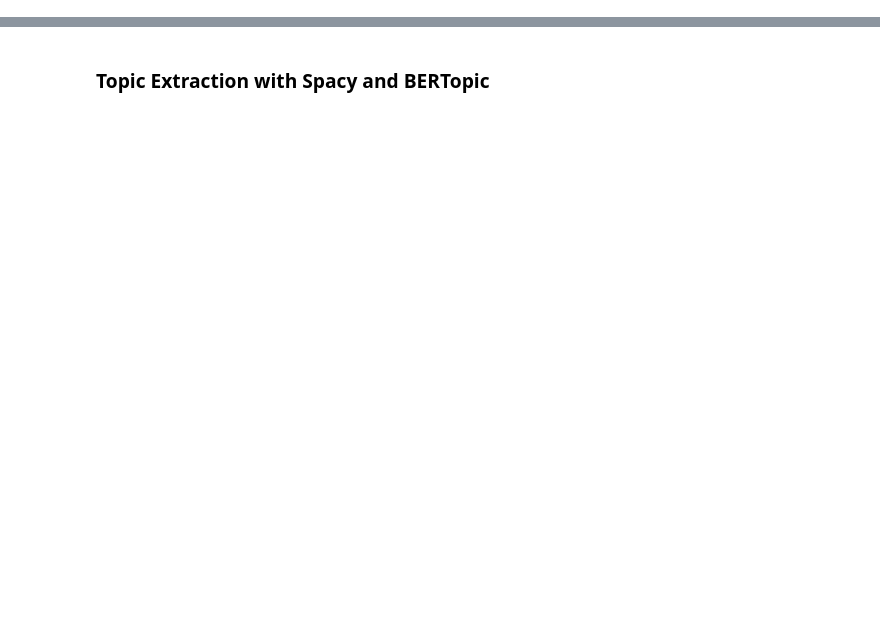
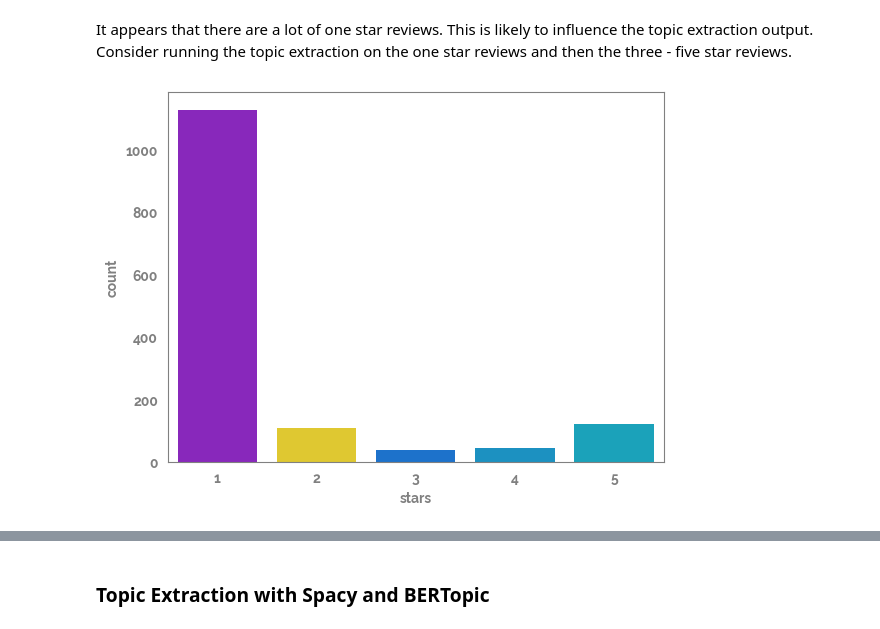
Before and after one commit to jameshtwose/Data-Science, a Jupyter notebook: Machine_learning/NLP/topic_extraction/topic_extraction.ipynb, the cells around one changed output, grey strips where cells are left out. Cells and saved outputs as stored; diff of their text form; code cells hidden in the pictures; blank space fills up the shorter version.

Commit message:
creating the version of the topic_extraction work that will be submitted

```diff
--- a/Machine_learning/NLP/topic_extraction/topic_extraction.ipynb
+++ b/Machine_learning/NLP/topic_extraction/topic_extraction.ipynb
@@ -43,15 +41,41 @@ if "jms_style_sheet" in plt.style.available:
 # read in the stop words
 # stop words taken from https://gist.github.com/deekayen/4148741
 with open("data/stop_words.txt", "r") as f:
-    stop_words = [x.replace("\n", "") for x in f.readlines()[1:]]
+    stop_words = [x.replace("\n", "") for x in f.readlines()[1:]] + ["i", "ive", " "]
 # %%
+# create a function which will return a flattened list given a list of lists
+def flatten(l):
+    """This function takes a list of lists and returns a flattened list."""
+    return [item for sublist in l for item in sublist]
+
+
 # "adjectives_text" column
 def get_adjectives(text):
+    """This function takes a string of text and returns a list of adjectives."""
     blob = TextBlob(text)
     return [word for (word, tag) in blob.tags if tag == "JJ"]
 
 
+# "prepped_text" column
 def prepare_text(text):
+    """This function takes a string of text and returns a cleaned version of the text.
+
+    Parameters
+    ==========
+    text: str
+        A string of text to be cleaned
+
+    Returns
+    =======
+    str
+
+    Example
+    =======
+    >>> example_str = "This is a string of text. It has punctuation, numbers, and stop words - 1000."
+    >>> cleaned_str = prepare_text(example_str)
+
+    """
+
     auto_spell = Speller(lang="en")
     # correct spelling
     autocorrected_text = auto_spell(text)
@@ -79,20 +102,6 @@ df = (
         **{
             # reassigning the stars column to be an integer
             "stars": lambda x: x["stars"].str.extract("(\d+)").astype(int),
-            # creating a "prepped" version of the text column by removing stopwords
-            # and converting to lowercase
-            "stopwords_removed_text": lambda x: x["text"]
-            .str.lower()
-            .str.replace(
-                # pat="$|".join([x for x in stopwords if len(x) > 2]),
-                pat="$|".join(stop_words),
-                repl="",
-                regex=True,
-            ),
-            # creating a "autocorrected" version of the text column
-            # the autocorrect takes around 2 mins to apply to each row
-            # "autocorrect_text": lambda x: x["text"].apply(lambda x: auto_spell(x)),
-            # creating a "prepped" version of the text column by applying the
             # prepare_text function to each row (this step takes about 4 mins)
             "prepped_text": lambda x: x["text"].apply(lambda x: prepare_text(x)),
             # creating a "adjectives_text" column pulling out all the
@@ -120,0 +149,8 @@ df.head()
+# %% [markdown]
+ It appears that there are a lot of one star reviews. This is likely
+ to influence the topic extraction output. Consider running the topic
+ extraction on the one star reviews and then the three - five star reviews.
+# %%
+_ = sns.countplot(x="stars", data=df)
+# %% [output]
+[figure, added]
```
Also changed, not shown: parts of 41 cells of this notebook, 3 other files.
